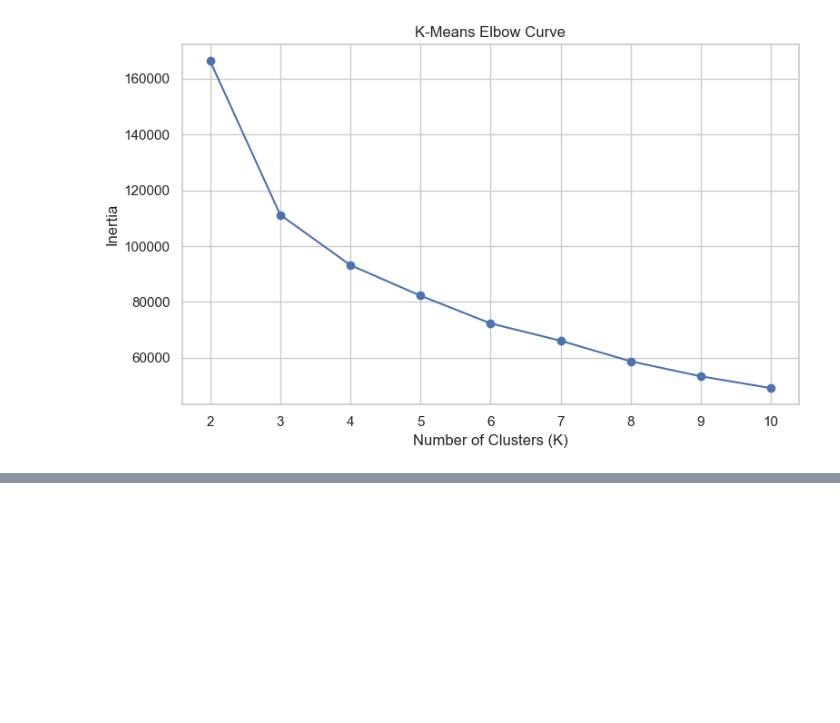
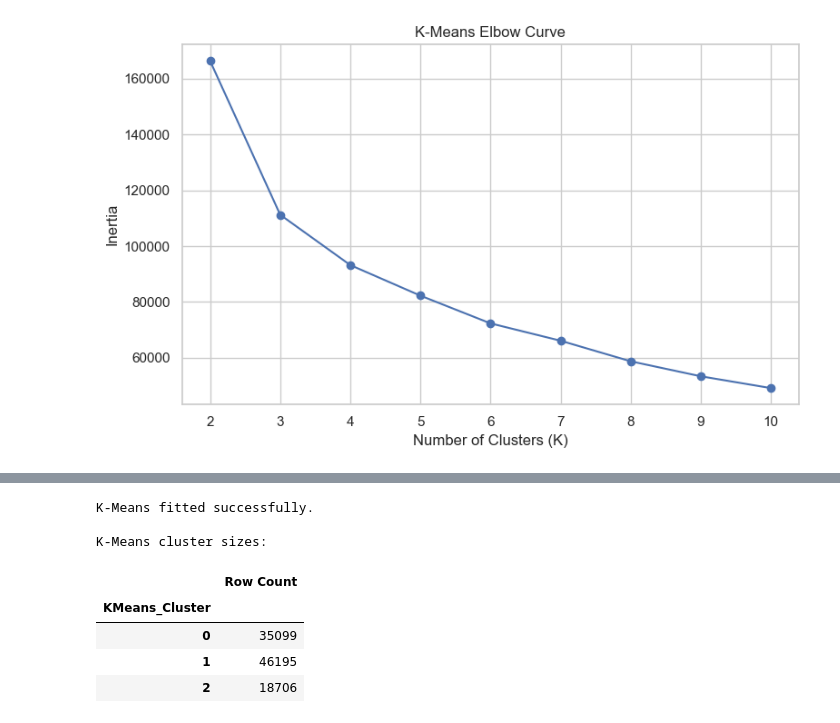
Before and after one commit to Roots26Hz/ChargeIQ, a Jupyter notebook: notebooks/clustering.ipynb, the cells around one changed output, grey strips where cells are left out. Saved outputs shown, nothing was run; the diff lists cells and outputs as text; code cells hidden in the pictures; blank space fills up the shorter version.

```diff
--- a/notebooks/clustering.ipynb
+++ b/notebooks/clustering.ipynb
@@ -251,0 +258,28 @@ Missing values after preprocessing: 0
+# %%
+BEST_K = 3  # Change after inspecting the elbow curve
+
+if BEST_K >= len(X_scaled):
+    raise ValueError("BEST_K must be smaller than the number of sampled rows.")
+
+kmeans_model = KMeans(
+    n_clusters=BEST_K,
+    random_state=RANDOM_STATE,
+    n_init=5,
+    max_iter=100
+)
+
+kmeans_labels = kmeans_model.fit_predict(X_scaled)
+sample["KMeans_Cluster"] = kmeans_labels
+
+print("K-Means fitted successfully.")
+print("\nK-Means cluster sizes:")
+display(sample["KMeans_Cluster"].value_counts().sort_index().to_frame("Row Count"))
+# %% [output]
+K-Means fitted successfully.
+
+K-Means cluster sizes:
+|  | Row Count |
+| KMeans_Cluster |  |
+| 0 | 35099 |
+| 1 | 46195 |
+| 2 | 18706 |
```
Also changed, not shown: parts of 3 cells of this notebook.
